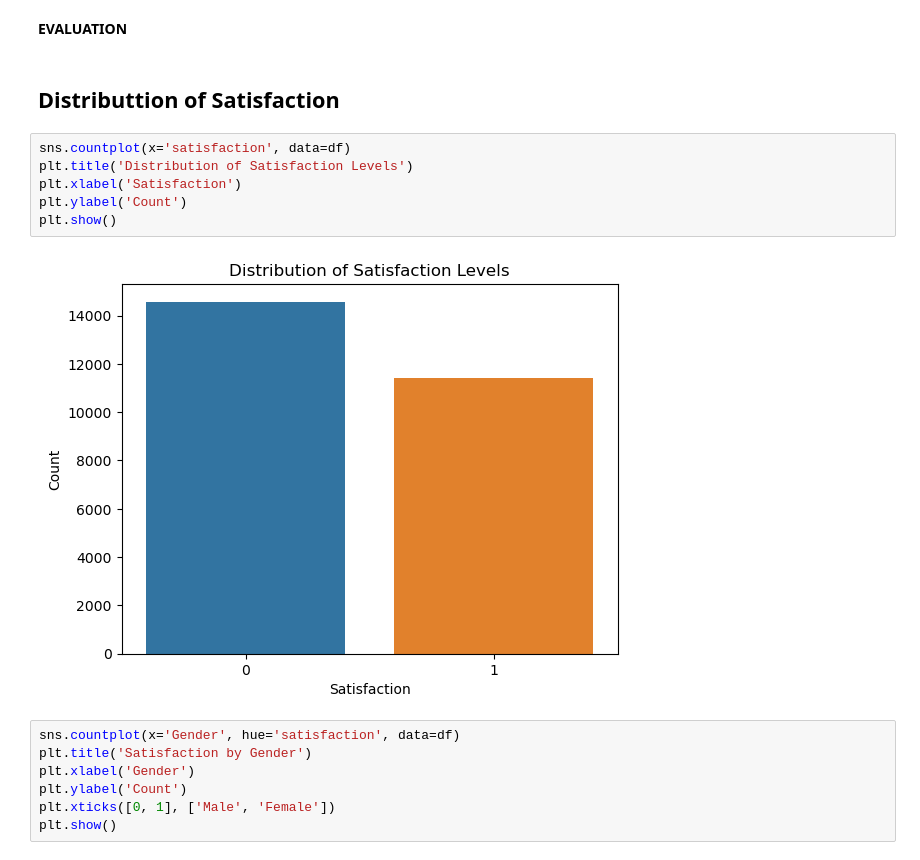
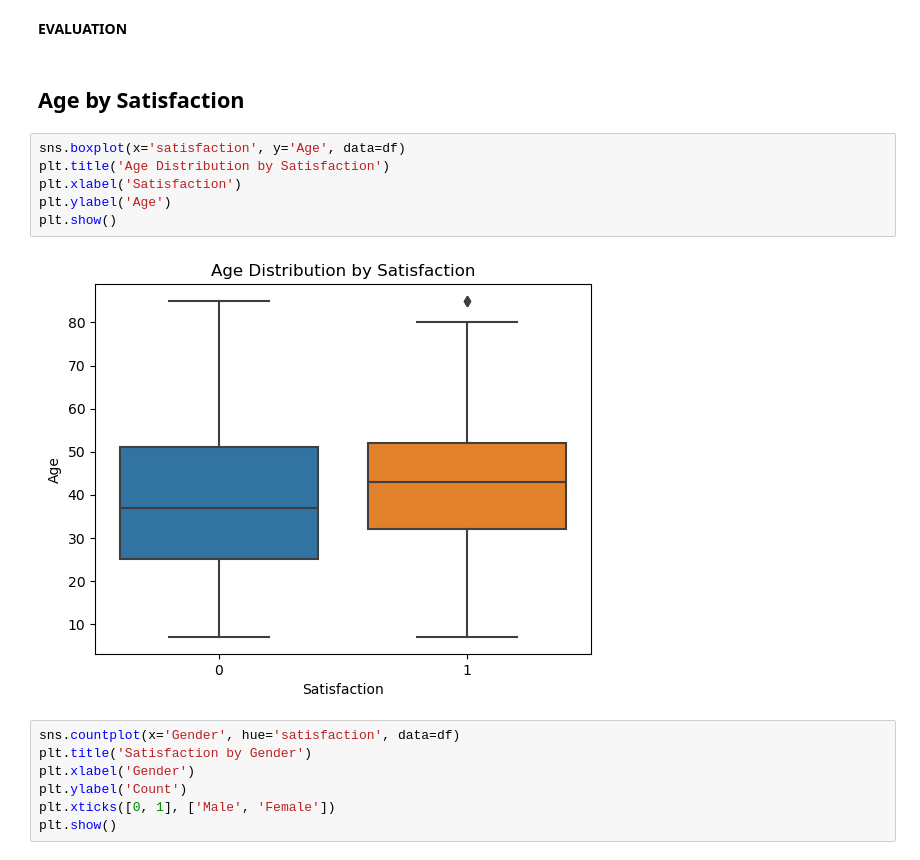
Before and after one commit to DayanAguilar/final_project_sis_int, a Jupyter notebook: neural_netowrk.ipynb, the cells around one changed output. Saved outputs shown, nothing was run; the diff lists cells and outputs as text.

```diff
--- a/neural_netowrk.ipynb
+++ b/neural_netowrk.ipynb
@@ -205,15 +207,15 @@ array([0])
 # %% [markdown]
 **EVALUATION**
 # %% [markdown]
-## Distributtion of Satisfaction
+## Age by Satisfaction
 # %%
-sns.countplot(x='satisfaction', data=df)
-plt.title('Distribution of Satisfaction Levels')
+sns.boxplot(x='satisfaction', y='Age', data=df)
+plt.title('Age Distribution by Satisfaction')
 plt.xlabel('Satisfaction')
-plt.ylabel('Count')
+plt.ylabel('Age')
 plt.show()
 # %% [output]
-[figure, old version]
+[figure, new version]
 # %%
 sns.countplot(x='Gender', hue='satisfaction', data=df)
 plt.title('Satisfaction by Gender')
```
Also changed, not shown: parts of 6 cells of this notebook.
